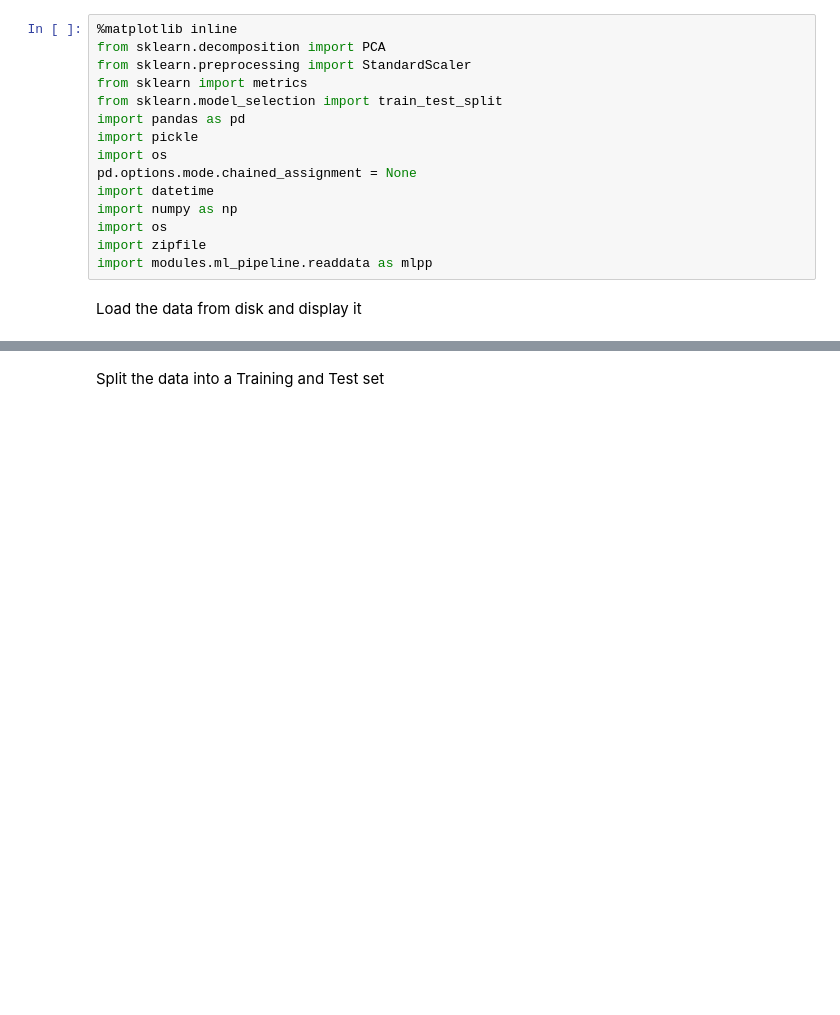
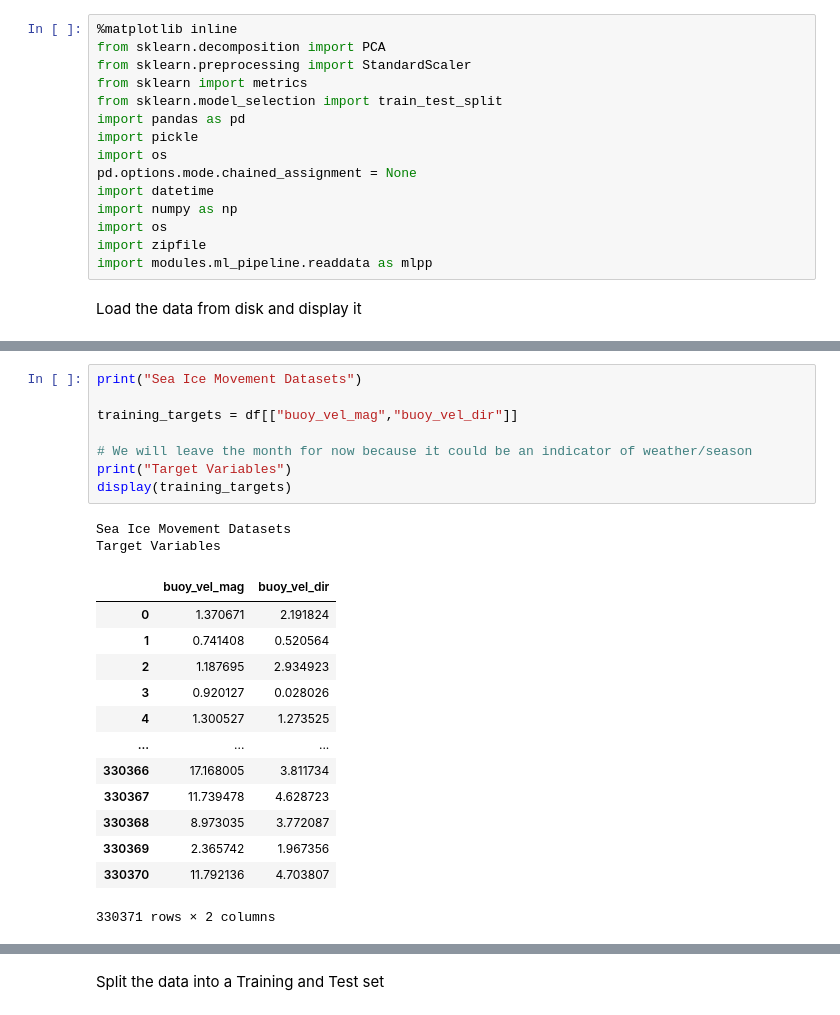
Before and after one commit to Climate-Crisis-AI-Team-Vel-Ice/sea-ice-challenge, a Jupyter notebook: sea_ice_data_PCA_analysis.ipynb, the cells around one changed output, grey strips where cells are left out. Drawn from its saved outputs; the diff is of its cells as text; blank space fills up the shorter version.

```diff
--- a/sea_ice_data_PCA_analysis.ipynb
+++ b/sea_ice_data_PCA_analysis.ipynb
@@ -58,2 +134,26 @@ KeyError: ['u_buoy', 'v_buoy']
+# %%
+print("Sea Ice Movement Datasets")
+
+training_targets = df[["buoy_vel_mag","buoy_vel_dir"]]
+
+# We will leave the month for now because it could be an indicator of weather/season
+print("Target Variables")
+display(training_targets)
+# %% [output]
+Sea Ice Movement Datasets
+Target Variables
+|  | buoy_vel_mag | buoy_vel_dir |
+| 0 | 1.370671 | 2.191824 |
+| 1 | 0.741408 | 0.520564 |
+| 2 | 1.187695 | 2.934923 |
+| 3 | 0.920127 | 0.028026 |
+| 4 | 1.300527 | 1.273525 |
+| ... | ... | ... |
+| 330366 | 17.168005 | 3.811734 |
+| 330367 | 11.739478 | 4.628723 |
+| 330368 | 8.973035 | 3.772087 |
+| 330369 | 2.365742 | 1.967356 |
+| 330370 | 11.792136 | 4.703807 |
+330371 rows × 2 columns
 # %%
 # Drop the time related columns
```
Also changed, not shown: parts of 27 cells of this notebook.
